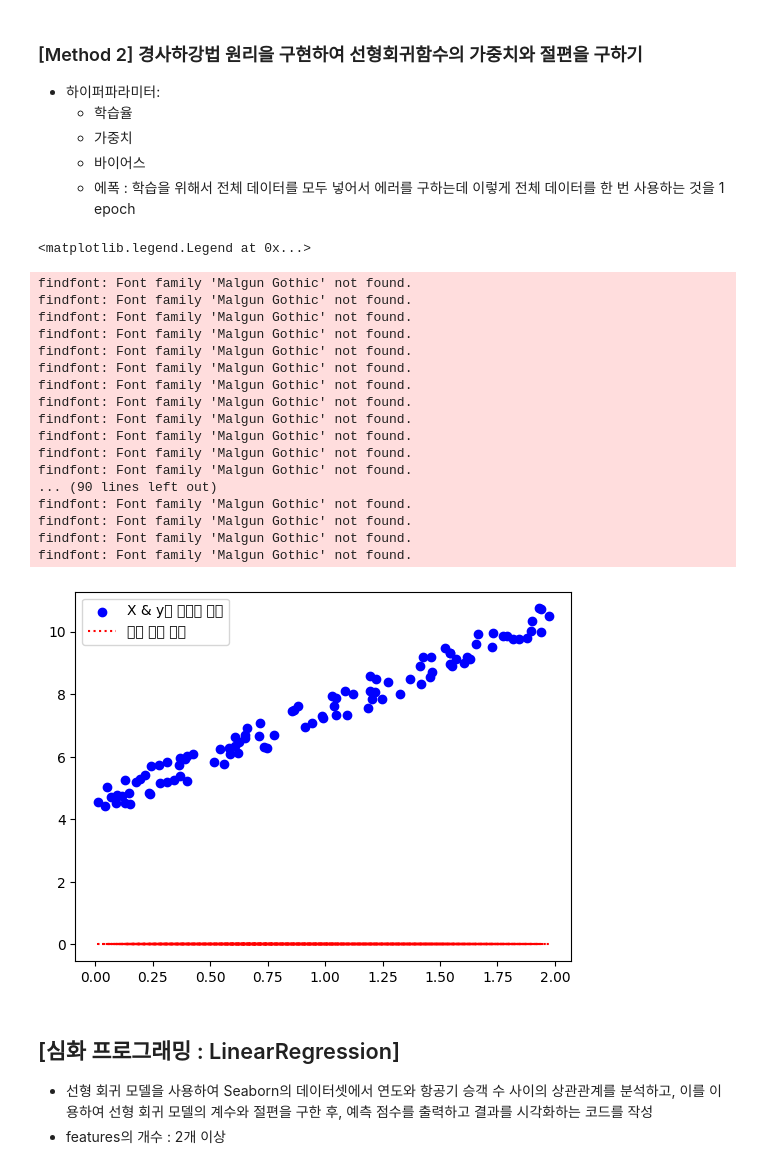
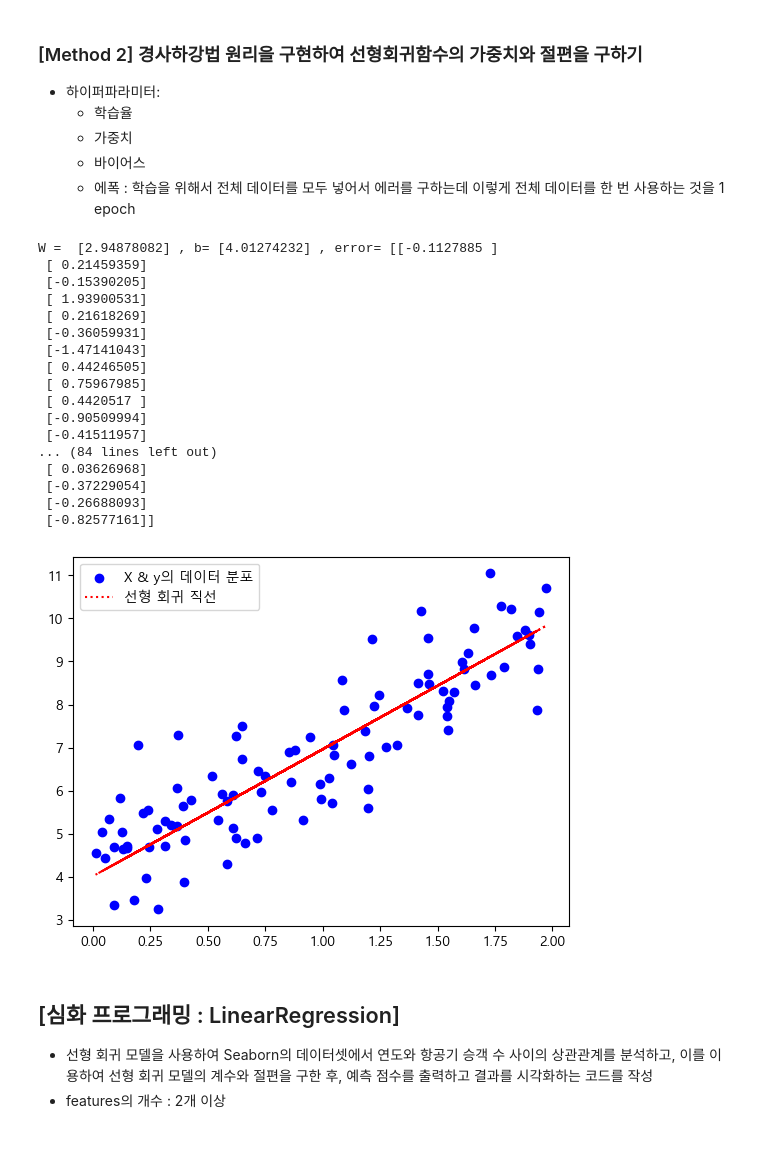
Before and after one commit to leesj0706/Python_basic3, a Jupyter notebook: ch12_update_class_1_목요일_5_30.ipynb, the cells around one changed output. Saved outputs shown, nothing was run; the diff lists cells and outputs as text; code cells hidden in the pictures.

```diff
--- a/ch12_update_class_1_목요일_5_30.ipynb
+++ b/ch12_update_class_1_목요일_5_30.ipynb
@@ -153,53 +153,55 @@ R^2 : 0.9437320687923872, MSE : 114.83418502778859
     * 바이어스
     * 에폭 : 학습을 위해서 전체 데이터를 모두 넣어서 에러를 구하는데 이렇게 전체 데이터를 한 번 사용하는 것을 1 epoch
 # %%
-# 경사하강법 원리 이해하기
-
+# Linear Regression을 사용하지않고 선형회귀선을 추정하는 경사하강법 원리 이해하기
 import numpy as np
 import matplotlib.pyplot as plt
 plt.rcParams["font.family"] = 'Malgun Gothic'
 
 # 1. dataset
 np.random.seed(42)
-X = 2 * np.random.rand(100, 1)
-y = 4 + 3 * X + np.random.rand(100, 1)
+X = 2 * np.random.rand(100, 1) # 표준정규분포을 따르는 100개의 샘플(문제)을 생성 (100,1)
+y = 4 + 3 * X + np.random.randn(100, 1) # unifrom 일양분포을 따르는 100개의 샘플에 대한 타겟값(정답)
 
-# 2. Initialize parameter
-w, b = 0, 0
+# 2. hyperparameter 초기화
+w, b = np.random.rand(1), np.random.rand(1)
 eta , epoch  = 0.0001, 1000 # 학습율을 매우 작게 줄 경우 -> 수렴하는 시간이 길어진다.
 # eta , epoch  = 1.0, 1000 # 학습율을 매우 크게 줄 경우 -> 발산
 
 # 2. 경사하강법 구현
+for i in range(epoch):
+    y_pred = w * X + b
+    error = y_pred - y
+    w = w - eta * (error * X).sum()
+    b = b - eta * error.sum()
 
+print('W = ', w, ', b=', b, ', error=', error)
 
-
-
-
-# 3. 데이터 분포 및 회귀 선 시각화
+# 3. 데이터 분포 및 추정 회귀 선 시각화
 plt.scatter(X, y, color = 'blue', label="X & y의 데이터 분포")
 y_pred = w* X + b # 계산으로 구한 가중치와 절편을 이용하여 선형회귀 직선을 그리기
 plt.plot(X, y_pred, 'r:', label = "선형 회귀 직선")
 plt.legend()
+plt.savefig("SGD.jpg")
 # %% [output]
-<matplotlib.legend.Legend at 0x...>
+W =  [2.94878082] , b= [4.01274232] , error= [[-0.1127885 ]
+ [ 0.21459359]
+ [-0.15390205]
+ [ 1.93900531]
+ [ 0.21618269]
+ [-0.36059931]
+ [-1.47141043]
+ [ 0.44246505]
+ [ 0.75967985]
+ [ 0.4420517 ]
+ [-0.90509994]
+ [-0.41511957]
+... (84 lines left out)
+ [ 0.03626968]
+ [-0.37229054]
+ [-0.26688093]
+ [-0.82577161]]
-findfont: Font family 'Malgun Gothic' not found.
-findfont: Font family 'Malgun Gothic' not found.
-findfont: Font family 'Malgun Gothic' not found.
-findfont: Font family 'Malgun Gothic' not found.
-findfont: Font family 'Malgun Gothic' not found.
-findfont: Font family 'Malgun Gothic' not found.
-findfont: Font family 'Malgun Gothic' not found.
-findfont: Font family 'Malgun Gothic' not found.
-findfont: Font family 'Malgun Gothic' not found.
-findfont: Font family 'Malgun Gothic' not found.
-findfont: Font family 'Malgun Gothic' not found.
-findfont: Font family 'Malgun Gothic' not found.
-... (90 lines left out)
-findfont: Font family 'Malgun Gothic' not found.
-findfont: Font family 'Malgun Gothic' not found.
-findfont: Font family 'Malgun Gothic' not found.
-findfont: Font family 'Malgun Gothic' not found.
-[figure, old version]
+[figure, new version]
 # %% [markdown]
 ## [심화 프로그래밍 : LinearRegression]
 * 선형 회귀 모델을 사용하여 Seaborn의 데이터셋에서 연도와 항공기 승객 수 사이의 상관관계를 분석하고, 이를 이용하여 선형 회귀 모델의 계수와 절편을 구한 후, 예측 점수를 출력하고 결과를 시각화하는 코드를 작성
```
Also changed, not shown: parts of 35 cells of this notebook, 10 other files.
